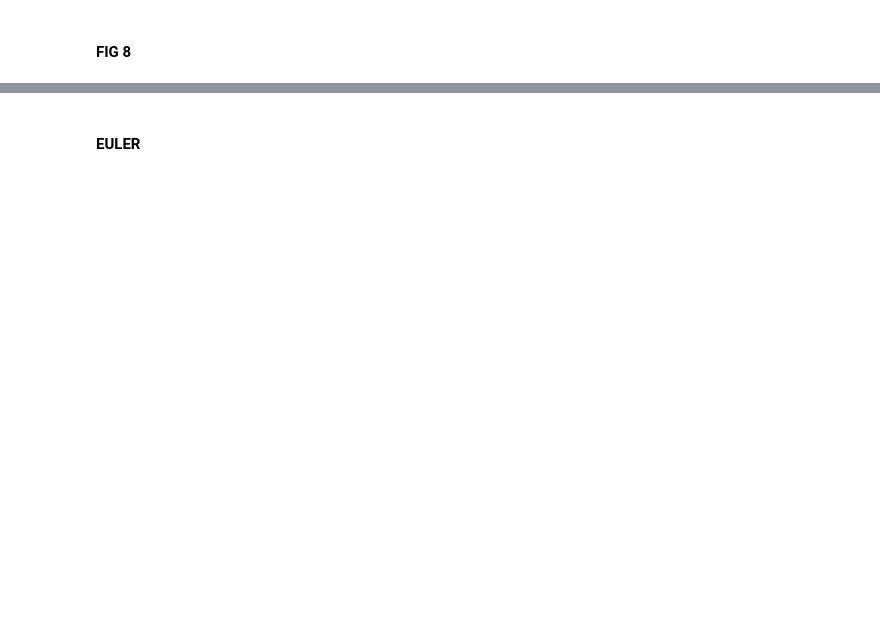
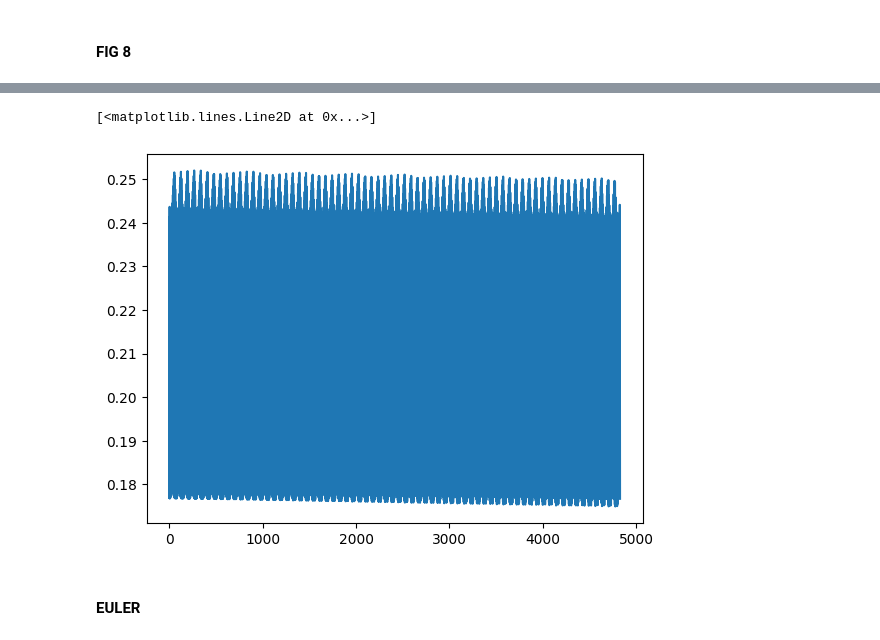
Before and after one commit to williamjones7/Dissertation, a Jupyter notebook: 3 Body Orbits.ipynb, the cells around one changed output, grey strips where cells are left out. Drawn from its saved outputs; the diff is of its cells as text; code cells hidden in the pictures; blank space fills up the shorter version.

```diff
--- a/3 Body Orbits.ipynb
+++ b/3 Body Orbits.ipynb
@@ -158,3 +148,10 @@ PlotEnergy(traj)
+# %%
+hvals = np.diff(traj[0])
+# %%
+plt.plot(hvals)
+# %% [output]
+[<matplotlib.lines.Line2D at 0x...>]
+[figure, added]
 # %% [markdown]
 #### EULER
 # %%
```
Also changed, not shown: parts of 11 cells of this notebook, 5 other files.
